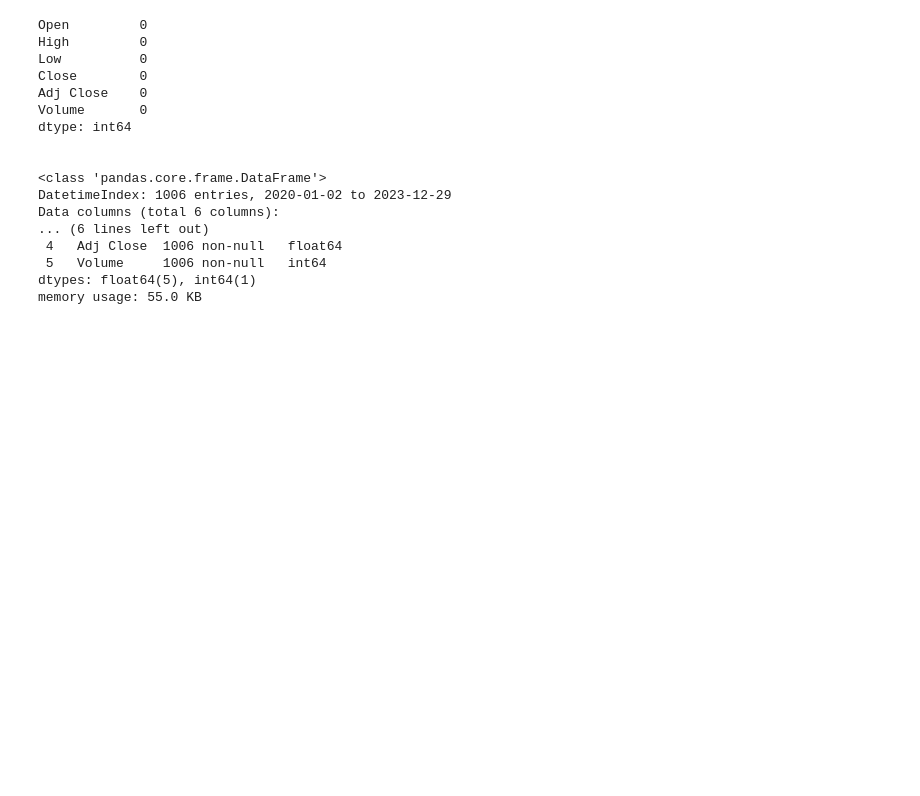
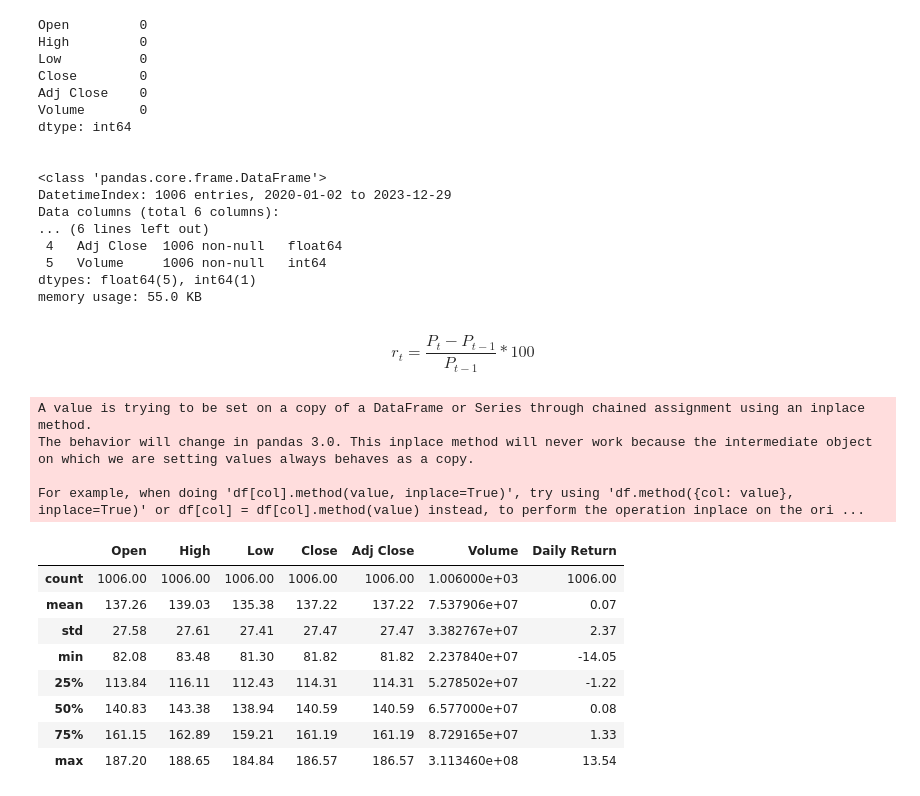
Before and after one commit to eklenks/Code, a Jupyter notebook: Education/3_project.ipynb, the cells around one changed output. Saved outputs shown, nothing was run; the diff lists cells and outputs as text; code cells hidden in the pictures; blank space fills up the shorter version.

```diff
--- a/Education/3_project.ipynb
+++ b/Education/3_project.ipynb
@@ -40,3 +42,27 @@ Data columns (total 6 columns):
  5   Volume     1006 non-null   int64
 dtypes: float64(5), int64(1)
 memory usage: 55.0 KB
+# %% [markdown]
+$$
+r_t = \frac{P_t - P_{t-1}}{P_{t-1}} *100
+$$
+# %%
+# Calculate the percentage daily return
+amzn_df['Daily Return'] = amzn_df['Adj Close'].pct_change(1) * 100
+# Let's replace the first row with zeros instead of NaN
+amzn_df['Daily Return'].replace(np.nan, 0, inplace = True)
+amzn_df.describe().round(2)
+# %% [output]
+A value is trying to be set on a copy of a DataFrame or Series through chained assignment using an inplace method.
+The behavior will change in pandas 3.0. This inplace method will never work because the intermediate object on which we are setting values always behaves as a copy.
+
+For example, when doing 'df[col].method(value, inplace=True)', try using 'df.method({col: value}, inplace=True)' or df[col] = df[col].method(value) instead, to perform the operation inplace on the ori ...
+|  | Open | High | Low | Close | Adj Close | Volume | Daily Return |
+| count | 1006.00 | 1006.00 | 1006.00 | 1006.00 | 1006.00 | 1.006000e+03 | 1006.00 |
+| mean | 137.26 | 139.03 | 135.38 | 137.22 | 137.22 | 7.537906e+07 | 0.07 |
+| std | 27.58 | 27.61 | 27.41 | 27.47 | 27.47 | 3.382767e+07 | 2.37 |
+| min | 82.08 | 83.48 | 81.30 | 81.82 | 81.82 | 2.237840e+07 | -14.05 |
+| 25% | 113.84 | 116.11 | 112.43 | 114.31 | 114.31 | 5.278502e+07 | -1.22 |
+| 50% | 140.83 | 143.38 | 138.94 | 140.59 | 140.59 | 6.577000e+07 | 0.08 |
+| 75% | 161.15 | 162.89 | 159.21 | 161.19 | 161.19 | 8.729165e+07 | 1.33 |
+| max | 187.20 | 188.65 | 184.84 | 186.57 | 186.57 | 3.113460e+08 | 13.54 |
```
Also changed, not shown: parts of 8 cells of this notebook.
